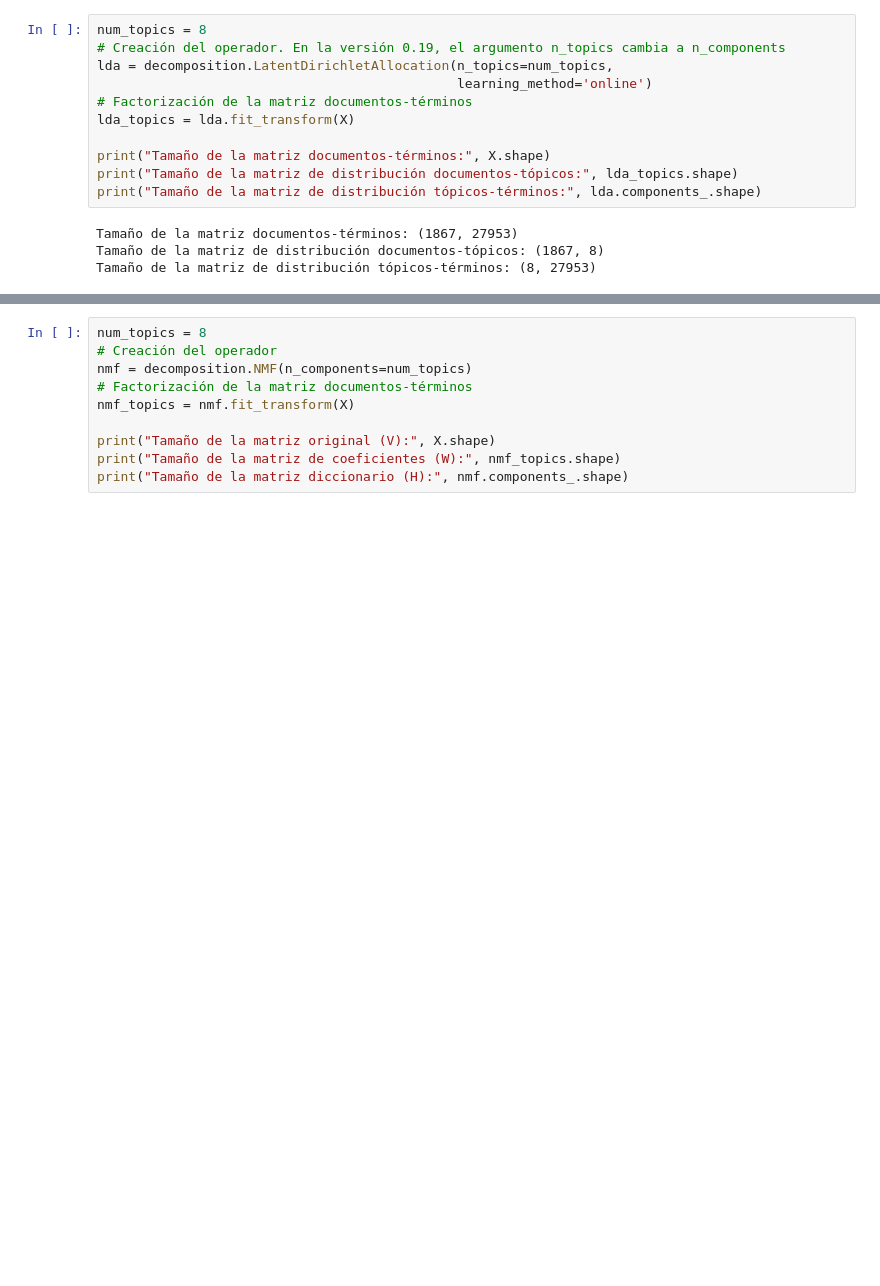
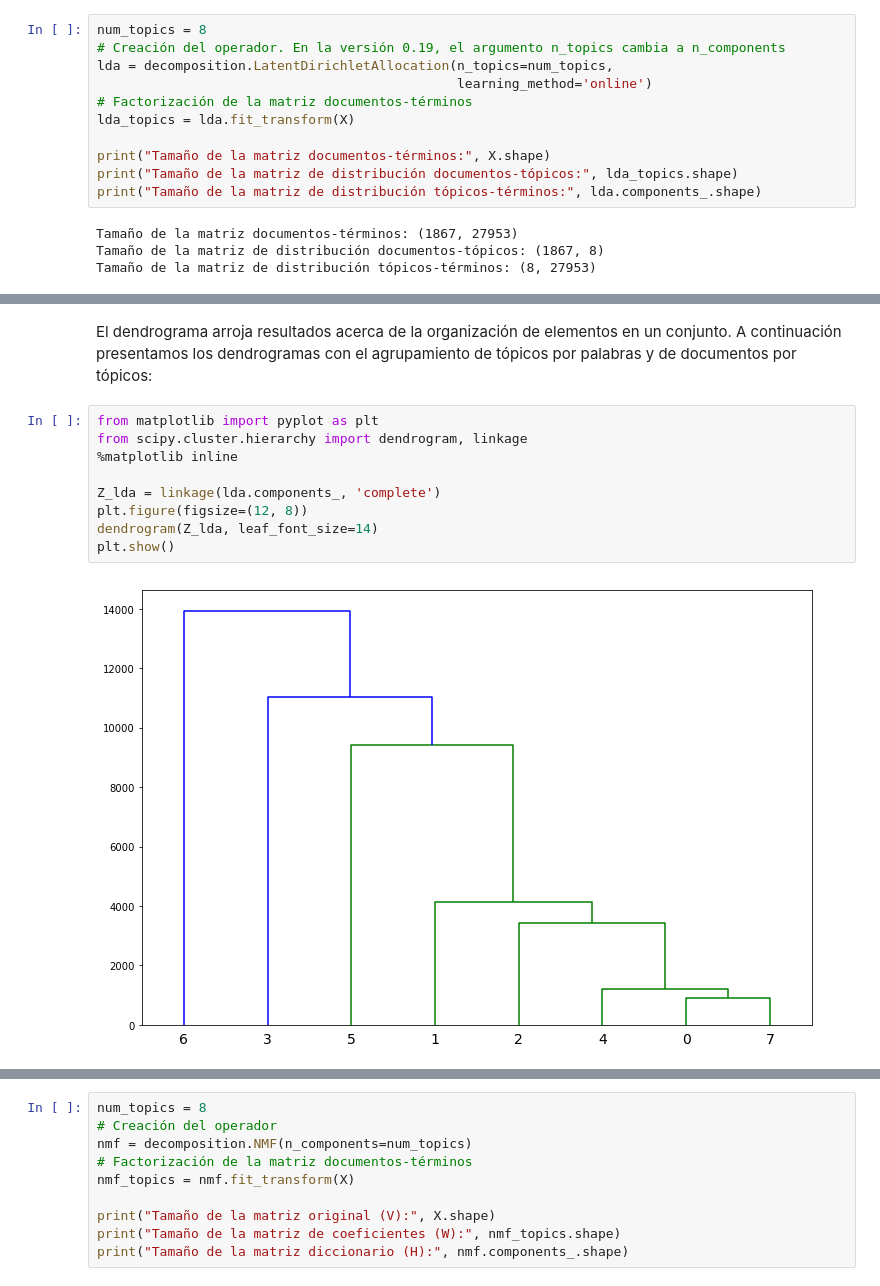
Before and after one commit to rsotoc/nlp, a Jupyter notebook: 6. Análisis semántico.ipynb, the cells around one changed output, grey strips where cells are left out. Saved outputs shown, nothing was run; the diff lists cells and outputs as text; blank space fills up the shorter version.

```diff
--- a/6. Análisis semántico.ipynb
+++ b/6. Análisis semántico.ipynb
@@ -373,0 +374,13 @@ display(lda_pages[1000:1020])
+# %% [markdown]
+El dendrograma arroja resultados acerca de la organización de elementos en un conjunto. A continuación presentamos los dendrogramas con el agrupamiento de tópicos por palabras y de documentos por tópicos:
+# %%
+from matplotlib import pyplot as plt
+from scipy.cluster.hierarchy import dendrogram, linkage
+%matplotlib inline
+
+Z_lda = linkage(lda.components_, 'complete')
+plt.figure(figsize=(12, 8))
+dendrogram(Z_lda, leaf_font_size=14)
+plt.show()
+# %% [output]
+[figure, added]
```
Also changed, not shown: parts of 50 cells of this notebook.
